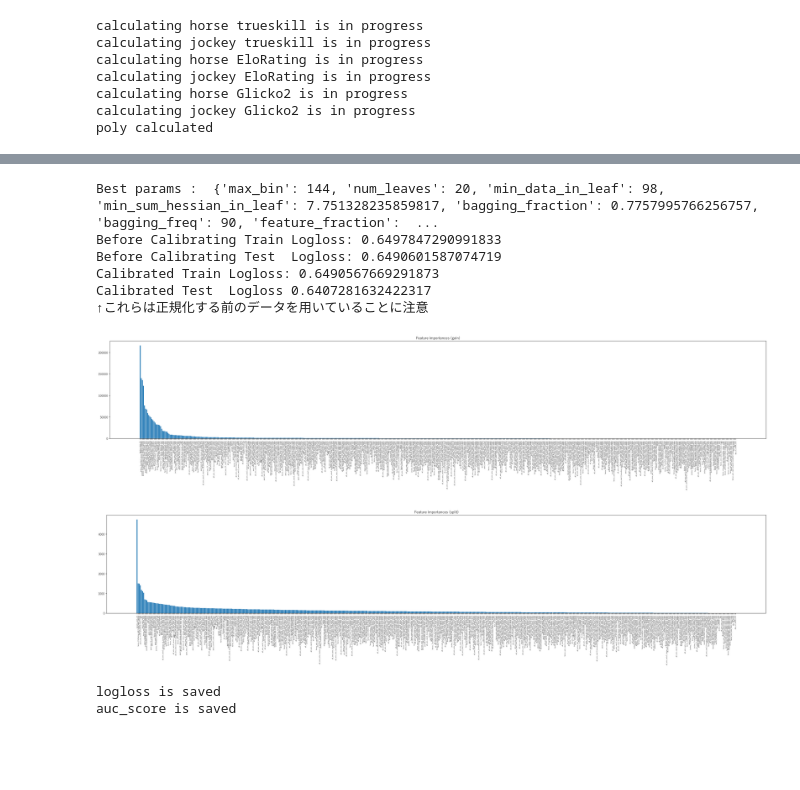
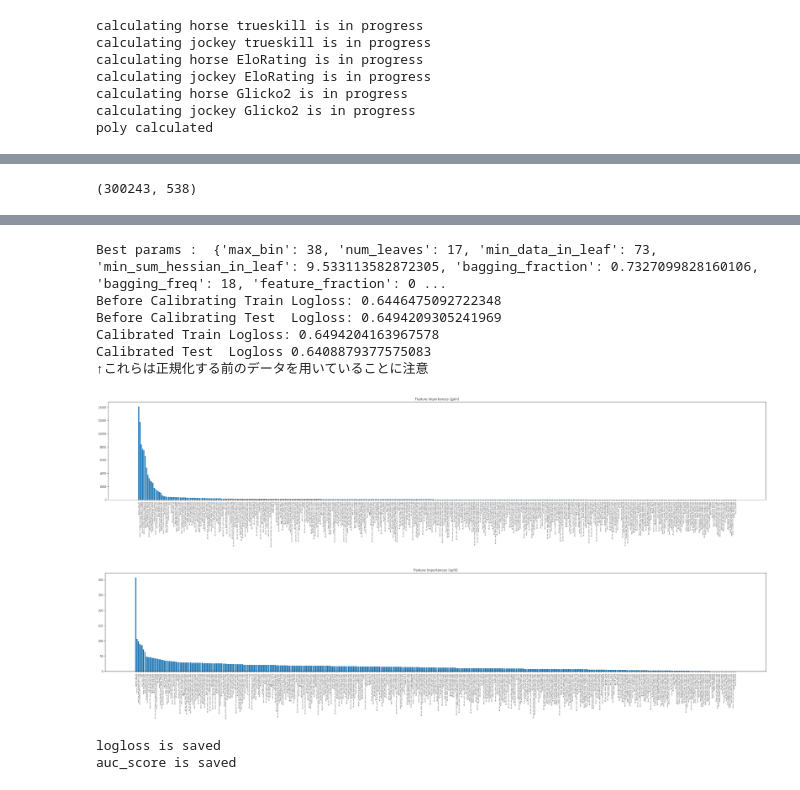
Before and after one commit to NaganagaKen/HORSE_RACING, a Jupyter notebook: Notebook/JV_eda.ipynb, the cells around one changed output, grey strips where cells are left out. Cells and saved outputs as stored; diff of their text form; code cells hidden in the pictures; blank space fills up the shorter version.

```diff
--- a/Notebook/JV_eda.ipynb
+++ b/Notebook/JV_eda.ipynb
@@ -109,3 +110,7 @@ print(len(feature_col3))
+# %%
+df5.shape
+# %% [output]
+(300243, 538)
 # %%
 col_dict = dict()
 for col in feature_col3:
@@ -114,6 +119,6 @@ for col in feature_col3:
     else:
         print(col)
 # %%
-memo = "add group_horse_winning_rate more, n_trials = 100"
+memo = "reduce target_col, n_trials = 100"
 model, df_pred = model_tuner_multi.multi_lightGBM(df5, feature_col3, memo=memo, n_trials=100, save_result=True, visualization=True)
 # %% [output]
@@ -137,11 +142,11 @@ model, df_pred = model_tuner_multi.multi_lightGBM(df5, feature_col3, memo=memo,
-Best params :  {'max_bin': 144, 'num_leaves': 20, 'min_data_in_leaf': 98, 'min_sum_hessian_in_leaf': 7.751328235859817, 'bagging_fraction': 0.7757995766256757, 'bagging_freq': 90, 'feature_fraction':  ...
-Before Calibrating Train Logloss: 0.6497847290991833
-Before Calibrating Test  Logloss: 0.6490601587074719
-Calibrated Train Logloss: 0.6490567669291873
-Calibrated Test  Logloss 0.6407281632422317
+Best params :  {'max_bin': 38, 'num_leaves': 17, 'min_data_in_leaf': 73, 'min_sum_hessian_in_leaf': 9.533113582872305, 'bagging_fraction': 0.7327099828160106, 'bagging_freq': 18, 'feature_fraction': 0 ...
+Before Calibrating Train Logloss: 0.6446475092722348
+Before Calibrating Test  Logloss: 0.6494209305241969
+Calibrated Train Logloss: 0.6494204163967578
+Calibrated Test  Logloss 0.6408879377575083
 ↑これらは正規化する前のデータを用いていることに注意
-[figure, old version]
+[figure, new version]
-[figure, old version]
+[figure, new version]
 logloss is saved
 auc_score is saved
 |  | date | memo | horse_5 | horse_6 | horse_7 | horse_8 | horse_9 | horse_10 | horse_11 | horse_12 | horse_13 | ... |
```
Also changed, not shown: parts of 8 cells of this notebook, 4 other files.
